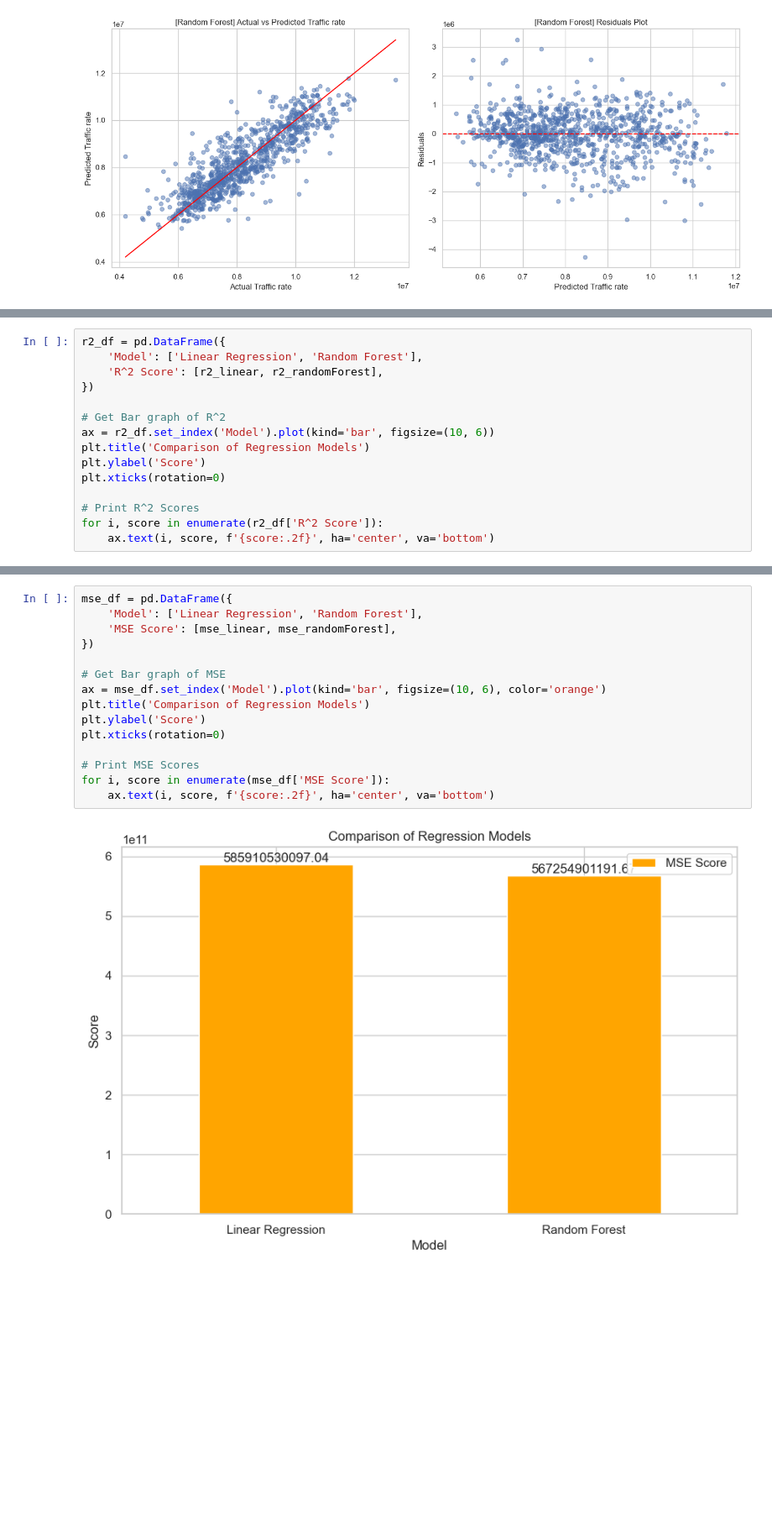
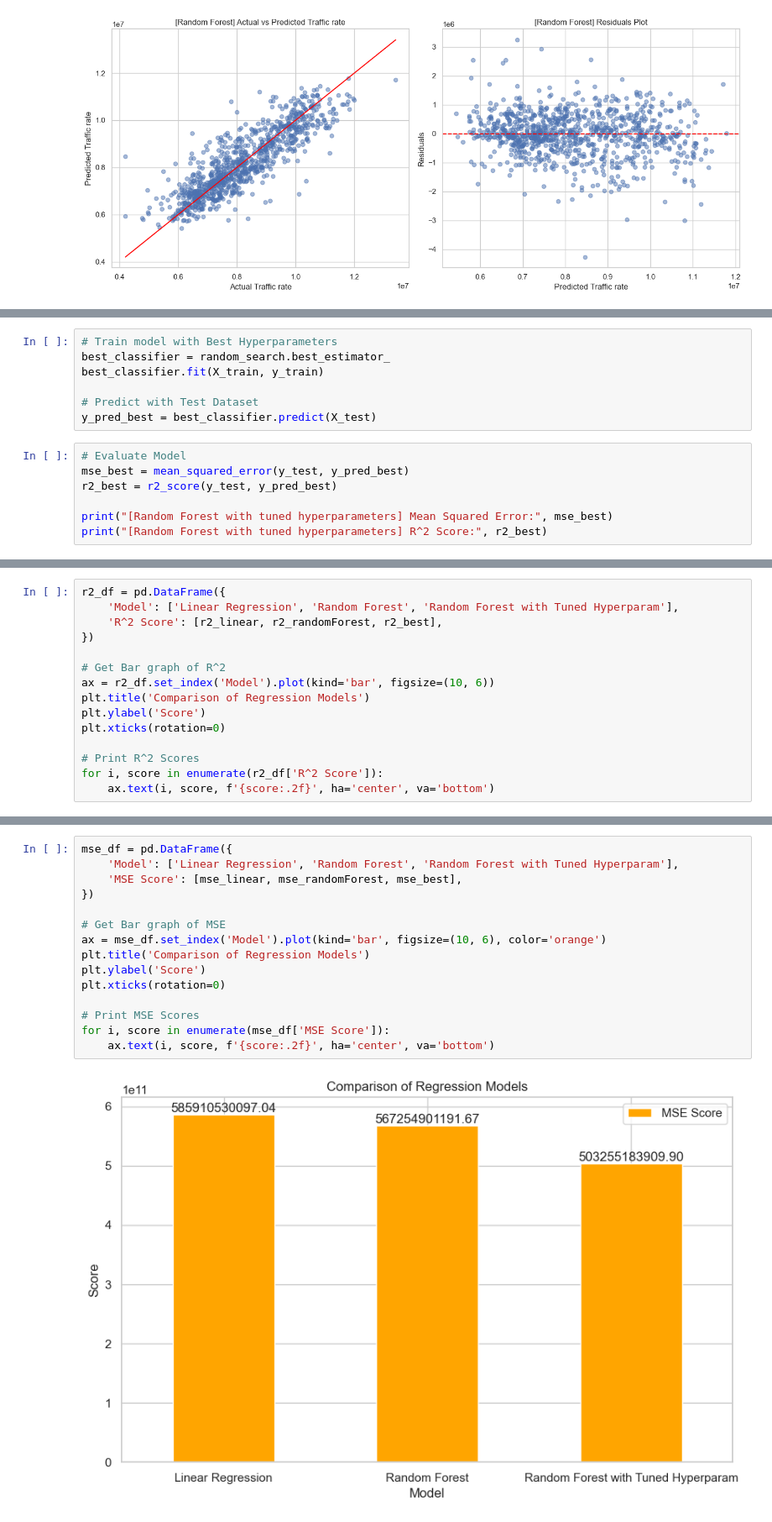
Before and after one commit to DataScience-6/traffic-and-economicrate, a Jupyter notebook: 03_Source code&Dataset/05_Data analysis&Algorithm/Regression.ipynb, the cells around one changed output, grey strips where cells are left out. Shown at 84% size. Cells and saved outputs as stored; diff of their text form; blank space fills up the shorter version.

Commit message:
Regression : Add Hyperparameter Tune

```diff
--- a/03_Source code&Dataset/05_Data analysis&Algorithm/Regression.ipynb
+++ b/03_Source code&Dataset/05_Data analysis&Algorithm/Regression.ipynb
@@ -254,0 +306,14 @@ plt.show()
+# %%
+# Train model with Best Hyperparameters
+best_classifier = random_search.best_estimator_
+best_classifier.fit(X_train, y_train)
+
+# Predict with Test Dataset
+y_pred_best = best_classifier.predict(X_test)
+# %%
+# Evaluate Model
+mse_best = mean_squared_error(y_test, y_pred_best)
+r2_best = r2_score(y_test, y_pred_best)
+
+print("[Random Forest with tuned hyperparameters] Mean Squared Error:", mse_best)
+print("[Random Forest with tuned hyperparameters] R^2 Score:", r2_best)
@@ -255,7 +323,7 @@ plt.show()
 # %%
 r2_df = pd.DataFrame({
-    'Model': ['Linear Regression', 'Random Forest'],
-    'R^2 Score': [r2_linear, r2_randomForest],
+    'Model': ['Linear Regression', 'Random Forest', 'Random Forest with Tuned Hyperparam'],
+    'R^2 Score': [r2_linear, r2_randomForest, r2_best],
 })
 
 # Get Bar graph of R^2
@@ -272,17 +340,17 @@ for i, score in enumerate(r2_df['R^2 Score']):
 # %%
 mse_df = pd.DataFrame({
-    'Model': ['Linear Regression', 'Random Forest'],
-    'MSE Score': [mse_linear, mse_randomForest],
+    'Model': ['Linear Regression', 'Random Forest', 'Random Forest with Tuned Hyperparam'],
+    'MSE Score': [mse_linear, mse_randomForest, mse_best],
 })
 
 # Get Bar graph of MSE
 ax = mse_df.set_index('Model').plot(kind='bar', figsize=(10, 6), color='orange')
 plt.title('Comparison of Regression Models')
 plt.ylabel('Score')
 plt.xticks(rotation=0)
 
 # Print MSE Scores
 for i, score in enumerate(mse_df['MSE Score']):
     ax.text(i, score, f'{score:.2f}', ha='center', va='bottom')
 # %% [output]
-[figure, old version]
+[figure, new version]
```
Also changed, not shown: parts of 6 cells of this notebook.
